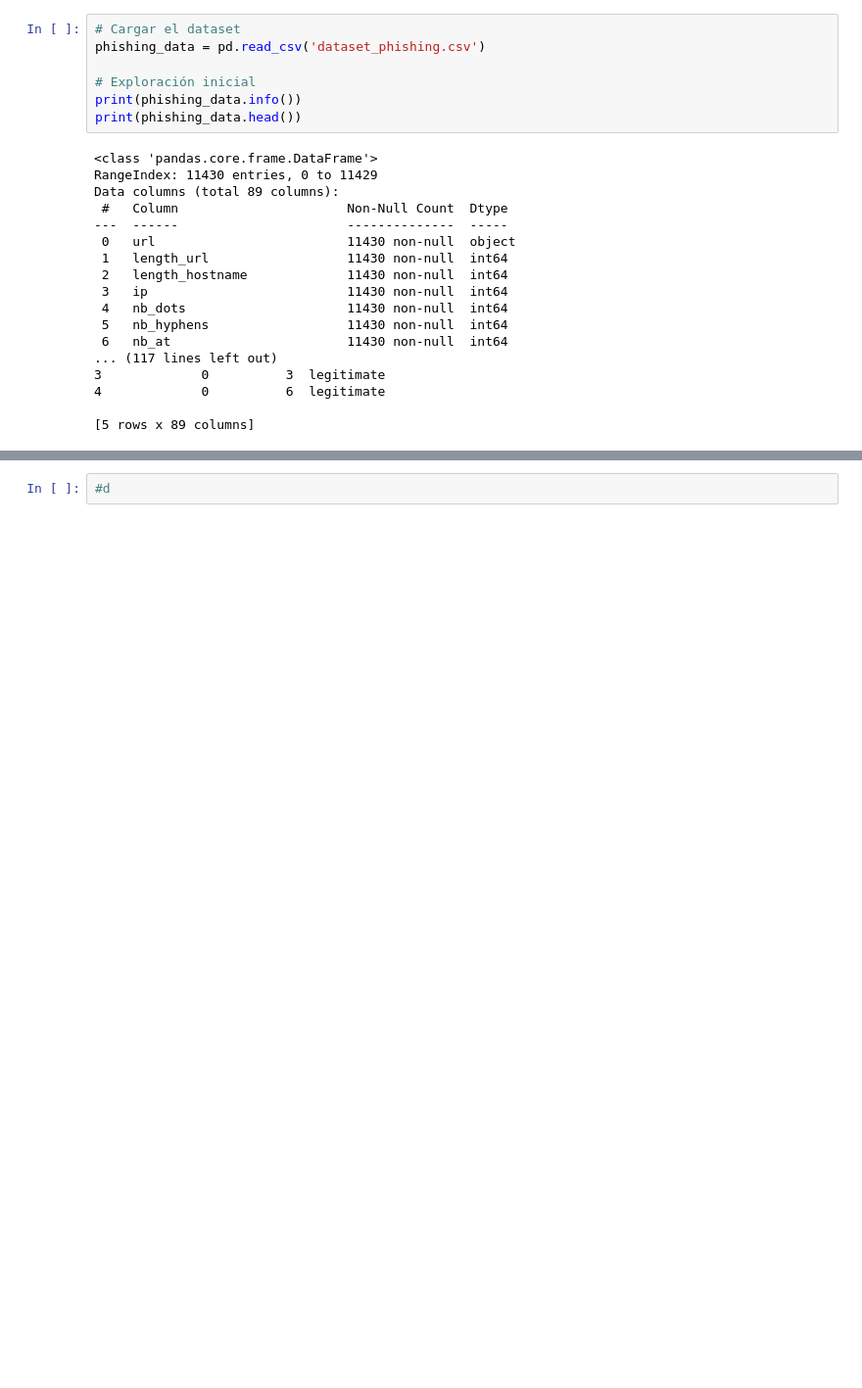
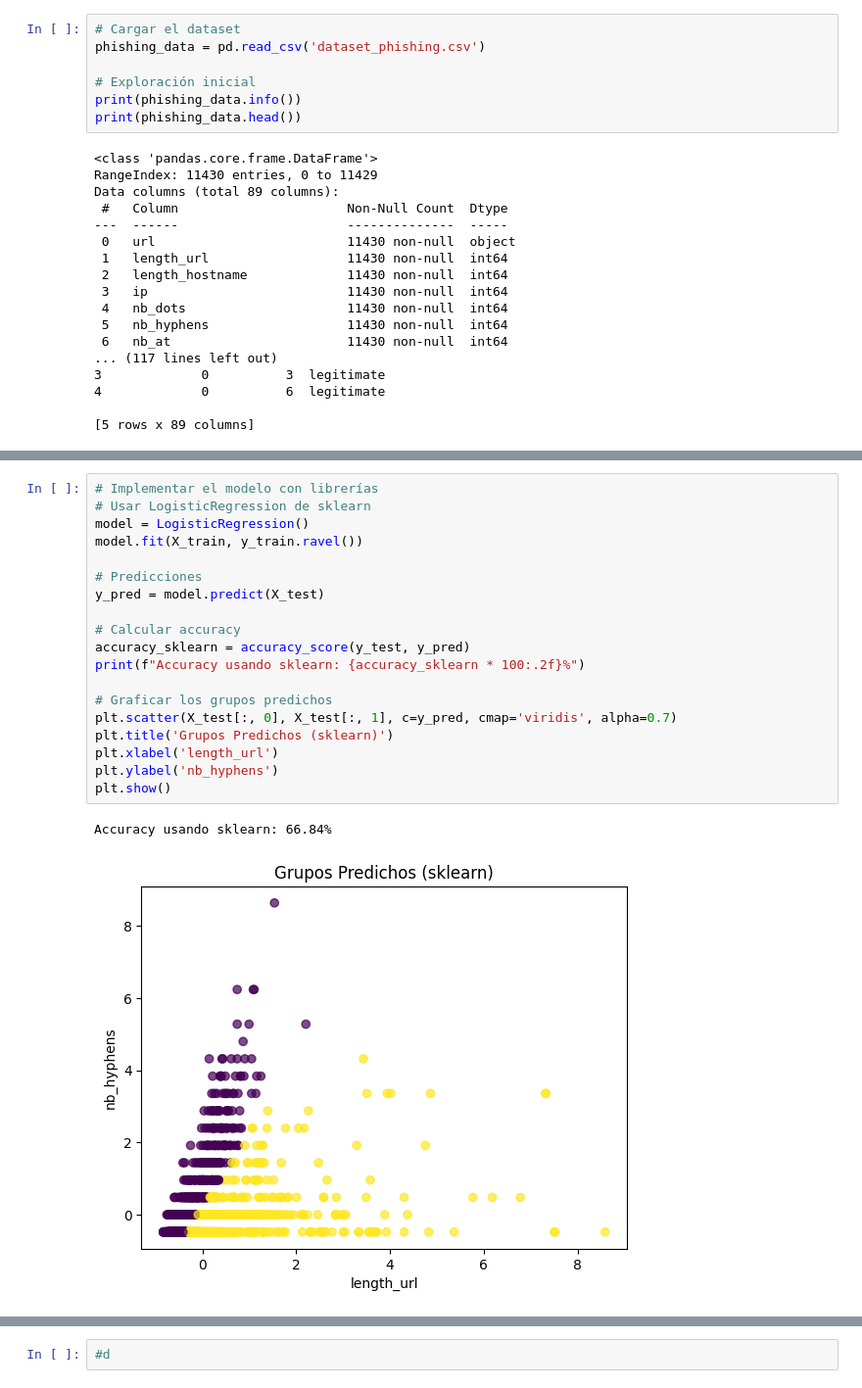
Before and after one commit to mar22266/LABORATORIOS-IA, a Jupyter notebook: Laboratorio01/lab1.ipynb, the cells around one changed output, grey strips where cells are left out. Shown at 98% size. Cells and saved outputs as stored; diff of their text form; blank space fills up the shorter version.

```diff
--- a/Laboratorio01/lab1.ipynb
+++ b/Laboratorio01/lab1.ipynb
@@ -79,0 +231,22 @@ Task 2.1
+# %%
+# Implementar el modelo con librerías
+# Usar LogisticRegression de sklearn
+model = LogisticRegression()
+model.fit(X_train, y_train.ravel())
+
+# Predicciones
+y_pred = model.predict(X_test)
+
+# Calcular accuracy
+accuracy_sklearn = accuracy_score(y_test, y_pred)
+print(f"Accuracy usando sklearn: {accuracy_sklearn * 100:.2f}%")
+
+# Graficar los grupos predichos
+plt.scatter(X_test[:, 0], X_test[:, 1], c=y_pred, cmap='viridis', alpha=0.7)
+plt.title('Grupos Predichos (sklearn)')
+plt.xlabel('length_url')
+plt.ylabel('nb_hyphens')
+plt.show()
+# %% [output]
+Accuracy usando sklearn: 66.84%
+[figure, added]
```
Also changed, not shown: parts of 22 cells of this notebook.
